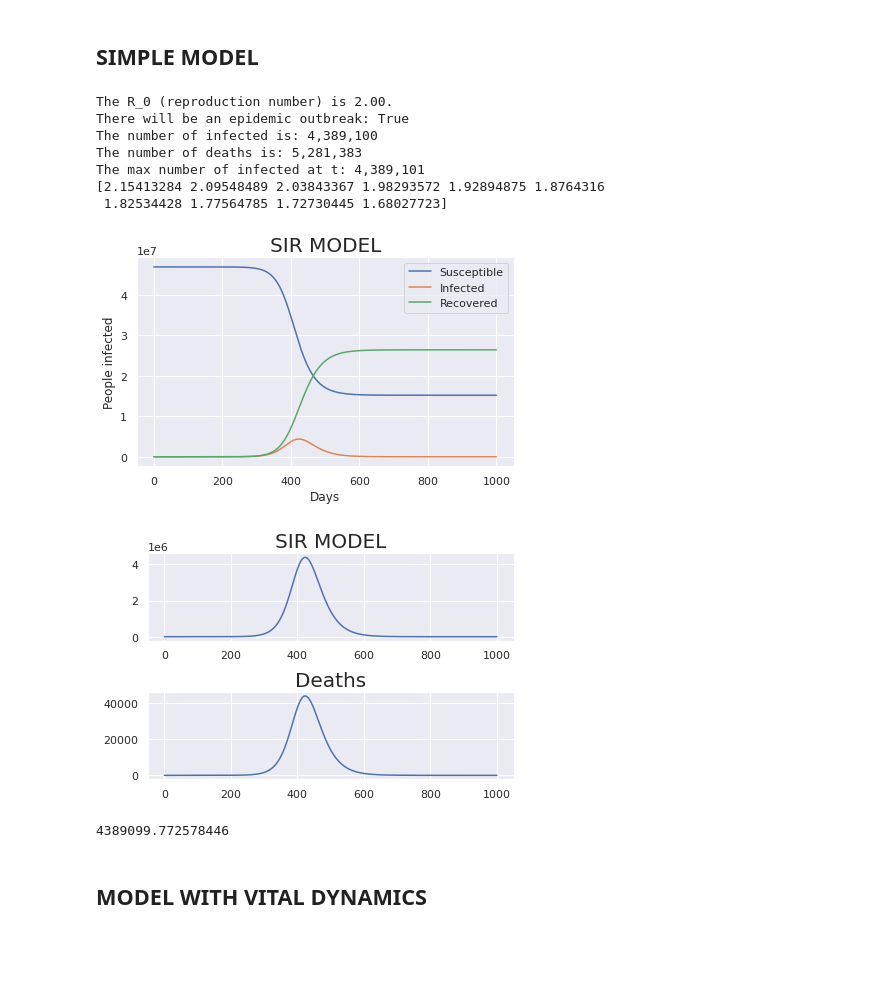
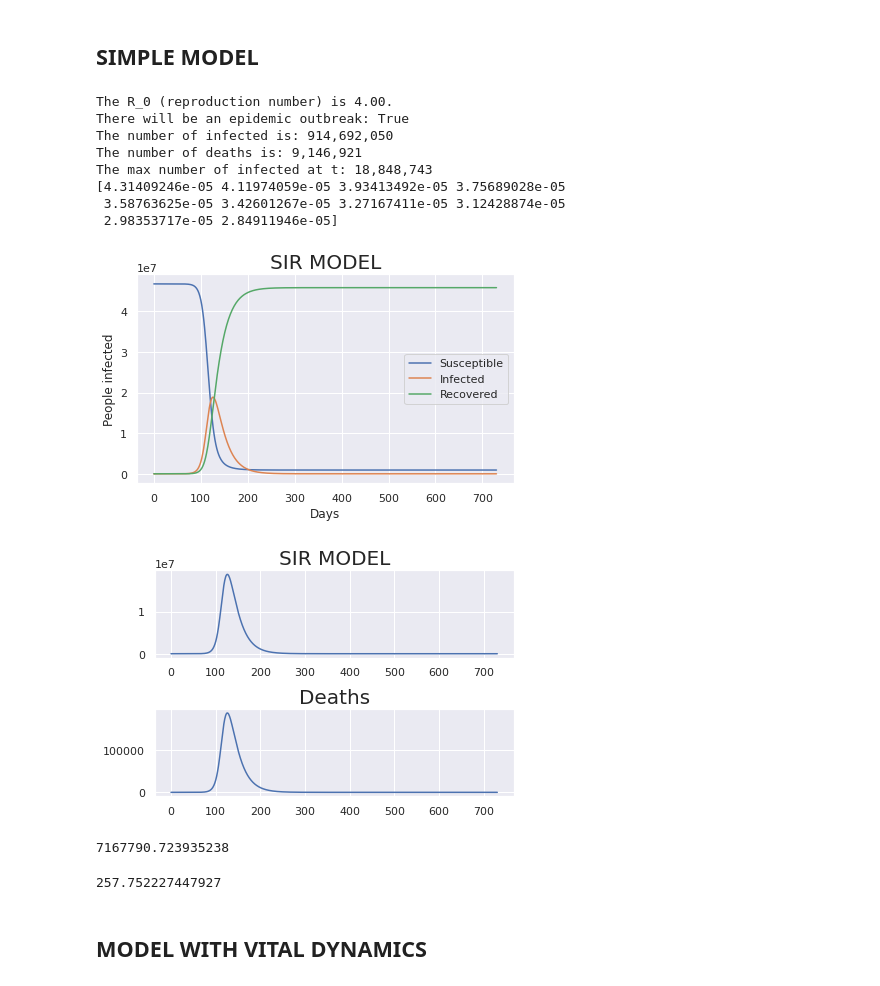
Before and after one commit to Albert-GM/TFM, a Jupyter notebook: notebooks/SIR MODEL.ipynb, the cells around one changed output. Drawn from its saved outputs; the diff is of its cells as text; code cells hidden in the pictures; blank space fills up the shorter version.

```diff
--- a/notebooks/SIR MODEL.ipynb
+++ b/notebooks/SIR MODEL.ipynb
@@ -14,14 +14,15 @@ sns.set()
 %matplotlib inline
 # %%
 # Total population, N.
-N = 46940000
+N = 46723749
 # Initial number of infected and recovered individuals, I0 and R0.
 I0, R0 = 1, 0
 # Everyone else, S0, is susceptible to infection initially.
 S0 = N - I0 - R0
 # Contact rate, beta, and mean recovery rate, gamma, (in 1/days).
-R0 = 2
+R0 = 4
 T_r = 20
+
 
 T_c = T_r / R0
 
@@ -30,7 +31,7 @@ gamma = T_r ** (-1)
 
 omega = 0.01
 # A grid of time points (in days)
-t = np.linspace(0, 1000, 1000)
+t = np.linspace(0, 730, 730)
 
 # The SIR model differential equations.
 
@@ -38,7 +39,7 @@ t = np.linspace(0, 1000, 1000)
 def deriv(y, t, N, beta, gamma, omega):
     S, I, R = y
     dSdt = -beta * S * I / N
-    dIdt = beta * S * I / N - gamma * I - omega * I
+    dIdt = beta * S * I / N - gamma * I
     dRdt = gamma * I
     return dSdt, dIdt, dRdt
 
@@ -57,41 +58,42 @@ S, I, R = ret.T
 
 deaths = omega * I
 infected = np.diff(I)
-total_infected = infected[infected>0].sum()
+total_infected = simps(I)
 max_infected = I.max()
 
 print(f"The number of infected is: {total_infected:,.0f}")
 print("The number of deaths is: {:,.0f}".format(np.sum(deaths)))
 print("The max number of infected at t: {:,.0f}".format(max_infected))
 
 
 
 fig, ax = plt.subplots(1, 1)
 plt.plot(t, S, label="Susceptible")
 plt.plot(t, I, label="Infected")
 plt.plot(t, R, label="Recovered")
 plt.title("SIR MODEL", fontsize=20)
 ax.set_ylabel("People infected")
 ax.set_xlabel("Days")
 plt.legend()
 plt.tight_layout()
 
 
 fig, ax = plt.subplots(2, 1)
 ax[0].plot(t, I, label="Infected")
 ax[0].set_title("SIR MODEL", fontsize=20)
 ax[1].plot(t, deaths)
 ax[1].set_title("Deaths", fontsize=20)
 plt.tight_layout()
 
 print(I[-10:])
 # %% [output]
-The R_0 (reproduction number) is 2.00.
+The R_0 (reproduction number) is 4.00.
 There will be an epidemic outbreak: True
-The number of infected is: 4,389,100
-The number of deaths is: 5,281,383
-The max number of infected at t: 4,389,101
-[2.15413284 2.09548489 2.03843367 1.98293572 1.92894875 1.8764316
- 1.82534428 1.77564785 1.72730445 1.68027723]
+The number of infected is: 914,692,050
+The number of deaths is: 9,146,921
+The max number of infected at t: 18,848,743
+[4.31409246e-05 4.11974059e-05 3.93413492e-05 3.75689028e-05
+ 3.58763625e-05 3.42601267e-05 3.27167411e-05 3.12428874e-05
+ 2.98353717e-05 2.84911946e-05]
-[figure, old version]
+[figure, new version]
-[figure, old version]
+[figure, new version]
@@ -100,7 +100,13 @@ foo = np.diff(I)
-# %%
-foo[foo>0].sum()
-# %% [output]
-4389099.772578446
+# %%
+var_infected = np.diff(I)
+new_infected = var_infected[var_infected > 0]
+simps(new_infected)
+# %% [output]
+7167790.723935238
+# %%
+simps(var_infected)
+# %% [output]
+257.752227447927
 # %% [markdown]
 ## MODEL WITH VITAL DYNAMICS
 # %%
```
Also changed, not shown: parts of 35 cells of this notebook, 8 other files.
